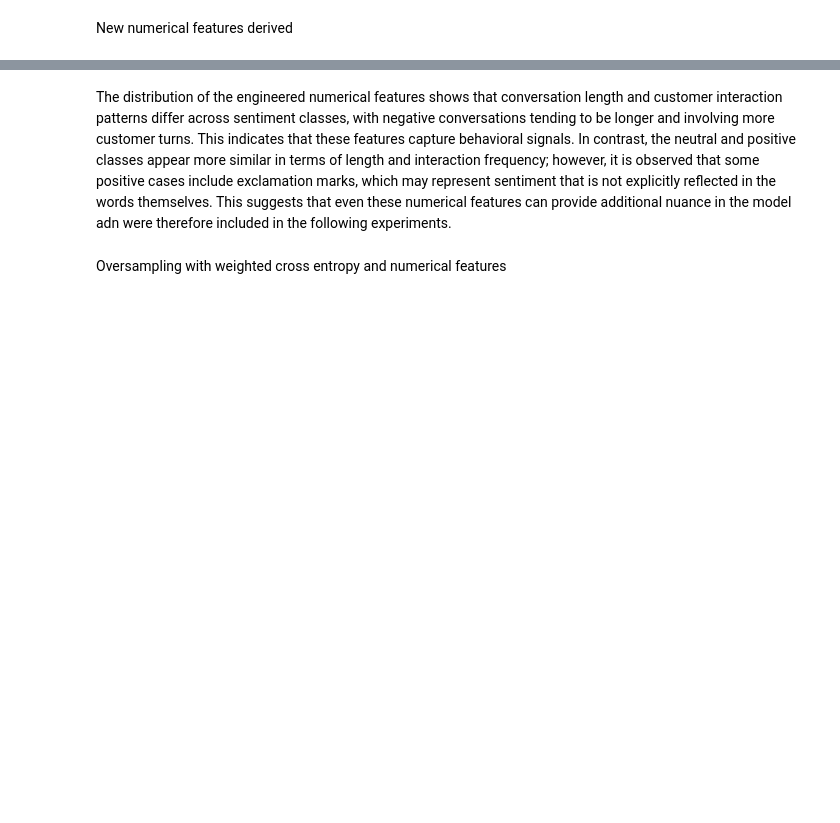
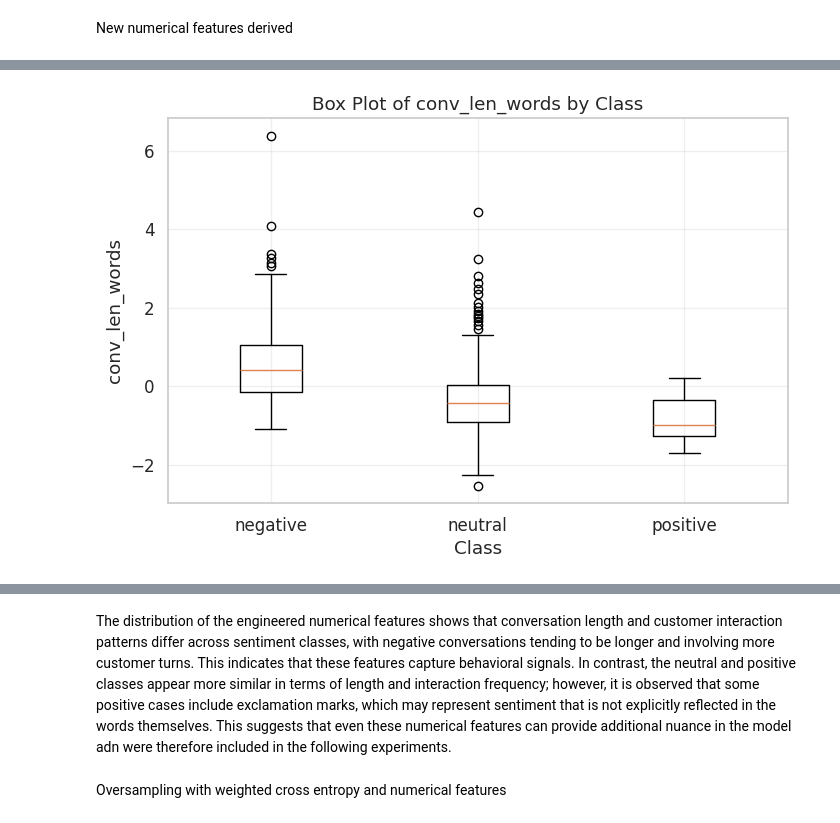
Before and after one commit to Ayseatci/DI725_Assignment1, a Jupyter notebook: notebooks/Hybrid_RoBERTa_Model.ipynb, the cells around one changed output, grey strips where cells are left out. Cells and saved outputs as stored; diff of their text form; code cells hidden in the pictures; blank space fills up the shorter version.

```diff
--- a/notebooks/Hybrid_RoBERTa_Model.ipynb
+++ b/notebooks/Hybrid_RoBERTa_Model.ipynb
@@ -800,0 +950,81 @@ positive      6.0   5   9                  0.93  0.92    1.0   0   3
+# %%
+import matplotlib.pyplot as plt
+from scipy.stats import f_oneway, kruskal
+
+# Numeric columns to test
+numeric_feature_cols = [
+    "conv_len_words",
+    "customer_turn_count",
+    "customer_exclam_count"
+]
+
+print("=" * 80)
+print("P-VALUE ANALYSIS FOR NUMERIC FEATURES")
+print("=" * 80)
+
+pvalue_results = []
+
+for col in numeric_feature_cols:
+    print(f"\nFeature: {col}")
+
+    # Groups by class label
+    groups = [
+        train_df_base.loc[train_df_base["labels"] == label, col].dropna().values
+        for label in sorted(train_df_base["labels"].unique())
+    ]
+
+    # ANOVA
+    anova_stat, anova_p = f_oneway(*groups)
+
+    # Kruskal-Wallis
+    kruskal_stat, kruskal_p = kruskal(*groups)
+
+    pvalue_results.append({
+        "feature": col,
+        "anova_p_value": anova_p,
+        "kruskal_p_value": kruskal_p
+    })
+
+    print(f"ANOVA p-value        : {anova_p:.6f}")
+    print(f"Kruskal-Wallis p-value: {kruskal_p:.6f}")
+
+pvalue_results_df = pd.DataFrame(pvalue_results).sort_values("kruskal_p_value")
+print("\nSummary of p-values:")
+print(pvalue_results_df)
+
+significant_features = pvalue_results_df.loc[
+    pvalue_results_df["kruskal_p_value"] < 0.05, "feature"
+].tolist()
+
+print("\nFeatures significant at p < 0.05 (based on Kruskal-Wallis):")
+print(significant_features)
+
+print("\n" + "=" * 80)
+print("BOX PLOTS")
+print("=" * 80)
+
+label_names = {
+    0: "negative",
+    1: "neutral",
+    2: "positive"
+}
+
+for col in numeric_feature_cols:
+    data_to_plot = [
+        train_df_base.loc[train_df_base["labels"] == label, col].dropna().values
+        for label in sorted(train_df_base["labels"].unique())
+    ]
+
+    plot_labels = [
+        label_names.get(label, str(label))
+        for label in sorted(train_df_base["labels"].unique())
+    ]
+
+    plt.figure(figsize=(8, 5))
+    plt.boxplot(data_to_plot, tick_labels=plot_labels)
+    plt.title(f"Box Plot of {col} by Class")
+    plt.xlabel("Class")
+    plt.ylabel(col)
+    plt.grid(True, alpha=0.3)
+    plt.show()
+# %% [output]
@@ -800,0 +1048 @@ positive      6.0   5   9                  0.93  0.92    1.0   0   3
+[figure, added]
```
Also changed, not shown: parts of 38 cells of this notebook.
